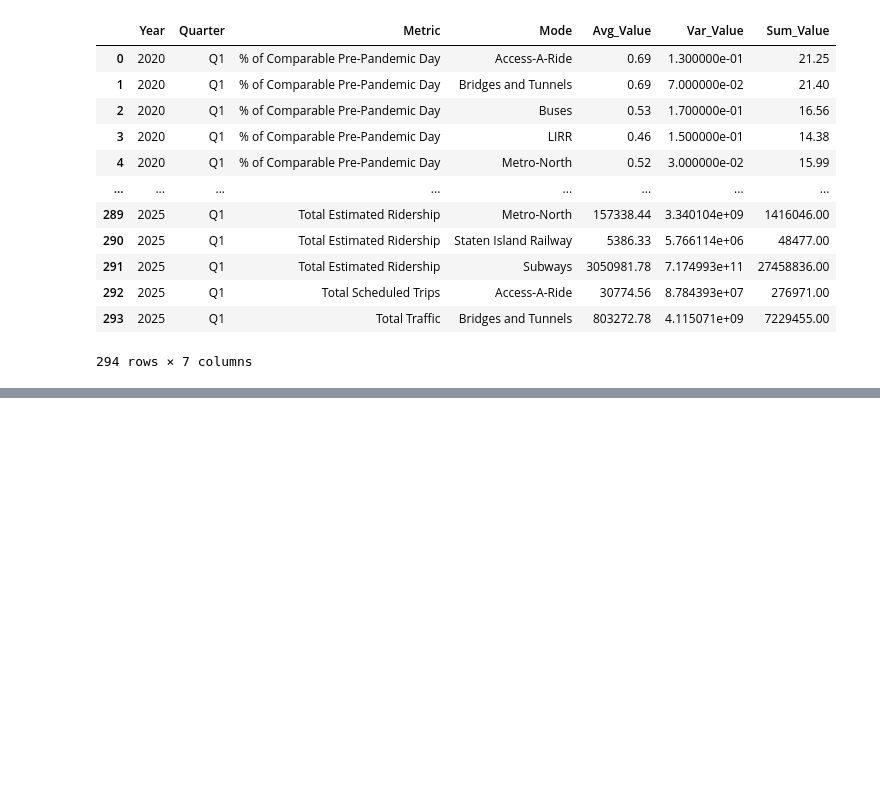
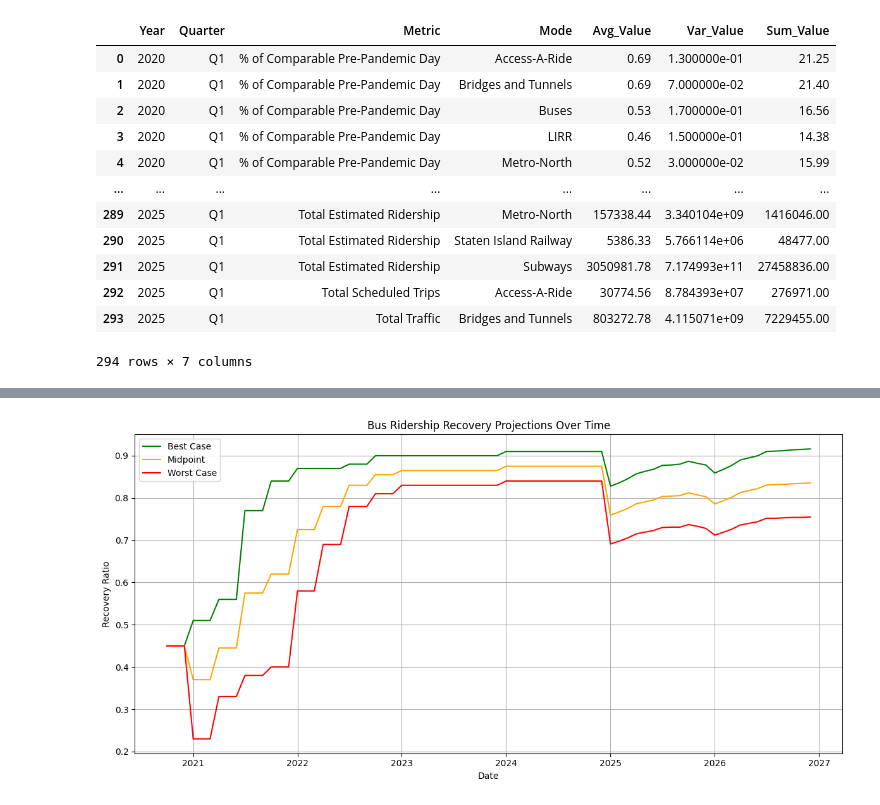
Before and after one commit to djbrown227/fare_evasion, a Jupyter notebook: notebooks/02_data_cleaning.ipynb, the cells around one changed output, grey strips where cells are left out. Cells and saved outputs as stored; diff of their text form; code cells hidden in the pictures; blank space fills up the shorter version.

```diff
--- a/notebooks/02_data_cleaning.ipynb
+++ b/notebooks/02_data_cleaning.ipynb
@@ -401,0 +469,15 @@ quarterly_stats
+# %%
+# Ensure the 'Month' column is datetime
+#mckinsey_df['Month'] = pd.to_datetime(mckinsey_df['Month'])
+
+# Extract the scenario name from 'Projection' (e.g., "Best Case", "Midpoint", etc.)
+mckinsey_df['Scenario'] = mckinsey_df['Projection'].str.extract(r'^(.*?)\s*\(')
+
+# Format the month-year part as "AbbreviatedMonth FullYear" (e.g., "Dec 2026")
+mckinsey_df['Correct_MonthYear'] = mckinsey_df['Date'].dt.strftime('%b %Y')
+
+# Reconstruct the corrected 'Projection' column
+mckinsey_df['Projection'] = mckinsey_df['Scenario'] + ' (' + mckinsey_df['Correct_MonthYear'] + ')'
+
+# Drop the helper columns
+mckinsey_df.drop(columns=['Scenario', 'Correct_MonthYear'], inplace=True)
@@ -401,0 +538,27 @@ quarterly_stats
+# %%
+import matplotlib.pyplot as plt
+
+# Filter just the Bus rows
+bus_df = mckinsey_df[mckinsey_df['Agency'] == 'Bus'].sort_values('Date')
+
+# Filter each scenario explicitly
+best = bus_df[bus_df['Projection'].str.startswith('Best Case')]
+mid = bus_df[bus_df['Projection'].str.startswith('Midpoint')]
+worst = bus_df[bus_df['Projection'].str.startswith('Worst Case')]
+
+# Plot
+plt.figure(figsize=(12, 6))
+plt.plot(best['Date'], best['Recovery'], label='Best Case', color='green')
+plt.plot(mid['Date'], mid['Recovery'], label='Midpoint', color='orange')
+plt.plot(worst['Date'], worst['Recovery'], label='Worst Case', color='red')
+
+# Formatting
+plt.title('Bus Ridership Recovery Projections Over Time')
+plt.xlabel('Date')
+plt.ylabel('Recovery Ratio')
+plt.legend()
+plt.grid(True)
+plt.tight_layout()
+plt.show()
+# %% [output]
+[figure, added]
```
Also changed, not shown: parts of 5 cells of this notebook, 9 other files.
